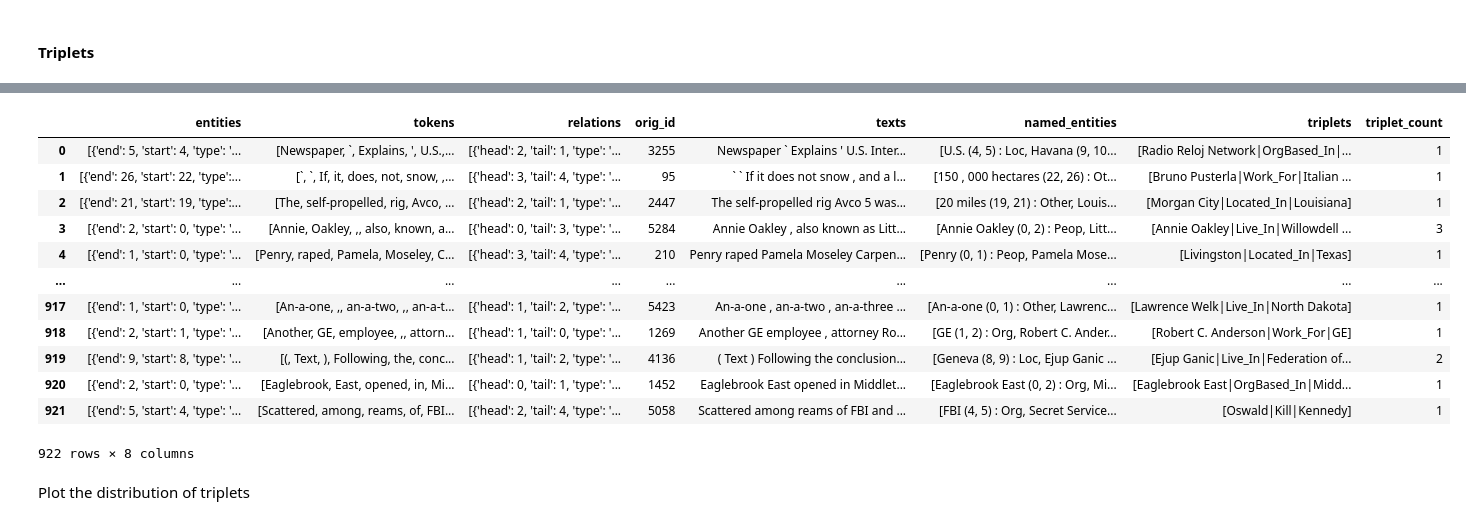
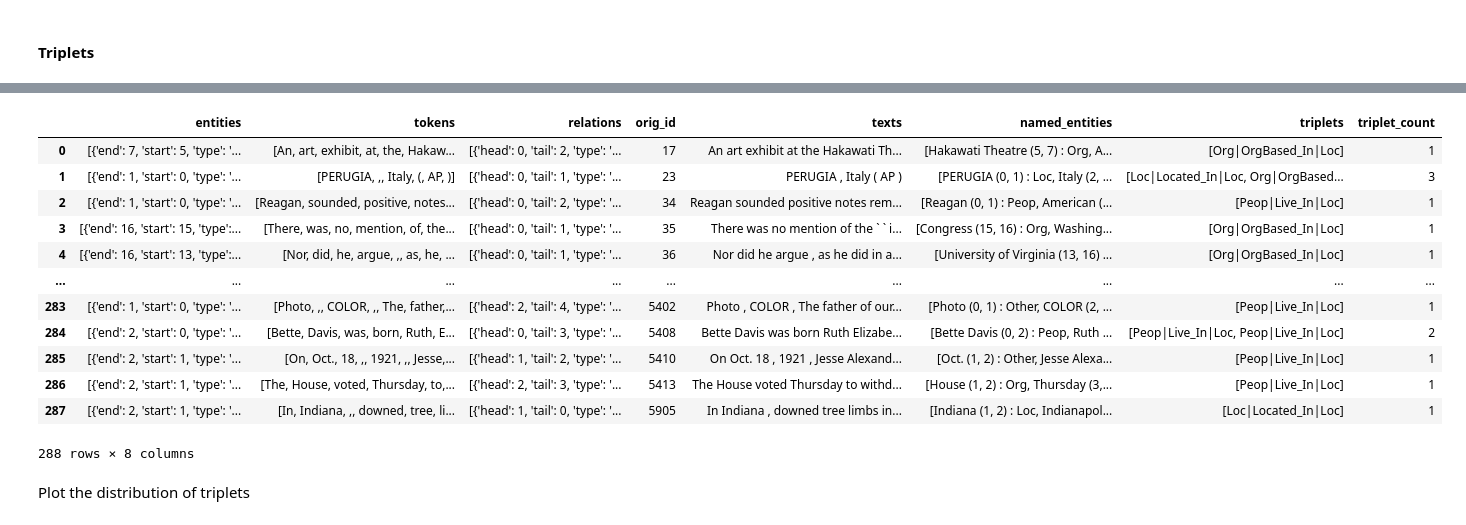
Before and after one commit to Ulyana-Nagornaya/NER_for_KG, a Jupyter notebook: notebooks/CRF_LLM.ipynb, the cells around one changed output, grey strips where cells are left out. Cells and saved outputs as stored; diff of their text form; code cells hidden in the pictures.

```diff
--- a/notebooks/CRF_LLM.ipynb
+++ b/notebooks/CRF_LLM.ipynb
@@ -239,0 +258,19 @@ plt.show()
+# %%
+def create_triplets(relations, named_entities):
+    triplets = []
+    for relation in relations:
+        head_idx = relation['head']
+        tail_idx = relation['tail']
+        rel_type = relation['type']
+
+        head_entity_str = named_entities[head_idx]
+        tail_entity_str = named_entities[tail_idx]
+
+
+        head_entity_type = head_entity_str.split(':')[-1].strip()
+        tail_entity_type = tail_entity_str.split(':')[-1].strip()
+
+        # create the triplet using only the types of entities
+        triplet = f"{head_entity_type}|{rel_type}|{tail_entity_type}"
+        triplets.append(triplet)
+    return triplets
@@ -240,19 +310,2 @@ plt.show()
 # %% [markdown]
 #### Triplets
-# %%
-def create_triplets(relations, named_entities):
-    triplets = []
-    for relation in relations:
-        head_idx = relation['head']
-        tail_idx = relation['tail']
-        rel_type = relation['type']
-
-        head_entity_str = named_entities[head_idx]
-        tail_entity_str = named_entities[tail_idx]
-
-        head_text = head_entity_str.split(' (', 1)[0].strip()
-        tail_text = tail_entity_str.split(' (', 1)[0].strip()
-
-        triplet = f"{head_text}|{rel_type}|{tail_text}"
-        triplets.append(triplet)
-    return triplets
@@ -259,18 +331,20 @@ def create_triplets(relations, named_entities):
 # %%
-df_train['triplets'] = df_train.apply(lambda row: create_triplets(row['relations'], row['named_entities']), axis=1)
-df_train['triplet_count'] = df_train['triplets'].apply(len)
-df_train
+#triplet_count for test
+df_test['named_entities'] = df_test.apply(lambda row: create_named_entities(row['entities'], row['tokens']), axis=1)
+df_test['triplets'] = df_test.apply(lambda row: create_triplets(row['relations'], row['named_entities']), axis=1)
+df_test['triplet_count'] = df_test['triplets'].apply(len)
+df_test
 # %% [output]
 |  | entities | tokens | relations | orig_id | texts | named_entities | triplets | triplet_count |
-| 0 | [{'end': 5, 'start': 4, 'type': '... | [Newspaper, `, Explains, ', U.S.,... | [{'head': 2, 'tail': 1, 'type': '... | 3255 | Newspaper ` Explains ' U.S. Inter... | [U.S. (4, 5) : Loc, Havana (9, 10... | [Radio Reloj Network|OrgBased_In|... | 1 |
-| 1 | [{'end': 26, 'start': 22, 'type':... | [`, `, If, it, does, not, snow, ,... | [{'head': 3, 'tail': 4, 'type': '... | 95 | ` ` If it does not snow , and a l... | [150 , 000 hectares (22, 26) : Ot... | [Bruno Pusterla|Work_For|Italian ... | 1 |
-| 2 | [{'end': 21, 'start': 19, 'type':... | [The, self-propelled, rig, Avco, ... | [{'head': 2, 'tail': 1, 'type': '... | 2447 | The self-propelled rig Avco 5 was... | [20 miles (19, 21) : Other, Louis... | [Morgan City|Located_In|Louisiana] | 1 |
-| 3 | [{'end': 2, 'start': 0, 'type': '... | [Annie, Oakley, ,, also, known, a... | [{'head': 0, 'tail': 3, 'type': '... | 5284 | Annie Oakley , also known as Litt... | [Annie Oakley (0, 2) : Peop, Litt... | [Annie Oakley|Live_In|Willowdell ... | 3 |
-| 4 | [{'end': 1, 'start': 0, 'type': '... | [Penry, raped, Pamela, Moseley, C... | [{'head': 3, 'tail': 4, 'type': '... | 210 | Penry raped Pamela Moseley Carpen... | [Penry (0, 1) : Peop, Pamela Mose... | [Livingston|Located_In|Texas] | 1 |
+| 0 | [{'end': 7, 'start': 5, 'type': '... | [An, art, exhibit, at, the, Hakaw... | [{'head': 0, 'tail': 2, 'type': '... | 17 | An art exhibit at the Hakawati Th... | [Hakawati Theatre (5, 7) : Org, A... | [Org|OrgBased_In|Loc] | 1 |
+| 1 | [{'end': 1, 'start': 0, 'type': '... | [PERUGIA, ,, Italy, (, AP, )] | [{'head': 0, 'tail': 1, 'type': '... | 23 | PERUGIA , Italy ( AP ) | [PERUGIA (0, 1) : Loc, Italy (2, ... | [Loc|Located_In|Loc, Org|OrgBased... | 3 |
+| 2 | [{'end': 1, 'start': 0, 'type': '... | [Reagan, sounded, positive, notes... | [{'head': 0, 'tail': 2, 'type': '... | 34 | Reagan sounded positive notes rem... | [Reagan (0, 1) : Peop, American (... | [Peop|Live_In|Loc] | 1 |
+| 3 | [{'end': 16, 'start': 15, 'type':... | [There, was, no, mention, of, the... | [{'head': 0, 'tail': 1, 'type': '... | 35 | There was no mention of the ` ` i... | [Congress (15, 16) : Org, Washing... | [Org|OrgBased_In|Loc] | 1 |
+| 4 | [{'end': 16, 'start': 13, 'type':... | [Nor, did, he, argue, ,, as, he, ... | [{'head': 0, 'tail': 1, 'type': '... | 36 | Nor did he argue , as he did in a... | [University of Virginia (13, 16) ... | [Org|OrgBased_In|Loc] | 1 |
 | ... | ... | ... | ... | ... | ... | ... | ... | ... |
-| 917 | [{'end': 1, 'start': 0, 'type': '... | [An-a-one, ,, an-a-two, ,, an-a-t... | [{'head': 1, 'tail': 2, 'type': '... | 5423 | An-a-one , an-a-two , an-a-three ... | [An-a-one (0, 1) : Other, Lawrenc... | [Lawrence Welk|Live_In|North Dakota] | 1 |
-| 918 | [{'end': 2, 'start': 1, 'type': '... | [Another, GE, employee, ,, attorn... | [{'head': 1, 'tail': 0, 'type': '... | 1269 | Another GE employee , attorney Ro... | [GE (1, 2) : Org, Robert C. Ander... | [Robert C. Anderson|Work_For|GE] | 1 |
-| 919 | [{'end': 9, 'start': 8, 'type': '... | [(, Text, ), Following, the, conc... | [{'head': 1, 'tail': 2, 'type': '... | 4136 | ( Text ) Following the conclusion... | [Geneva (8, 9) : Loc, Ejup Ganic ... | [Ejup Ganic|Live_In|Federation of... | 2 |
-| 920 | [{'end': 2, 'start': 0, 'type': '... | [Eaglebrook, East, opened, in, Mi... | [{'head': 0, 'tail': 1, 'type': '... | 1452 | Eaglebrook East opened in Middlet... | [Eaglebrook East (0, 2) : Org, Mi... | [Eaglebrook East|OrgBased_In|Midd... | 1 |
-| 921 | [{'end': 5, 'start': 4, 'type': '... | [Scattered, among, reams, of, FBI... | [{'head': 2, 'tail': 4, 'type': '... | 5058 | Scattered among reams of FBI and ... | [FBI (4, 5) : Org, Secret Service... | [Oswald|Kill|Kennedy] | 1 |
+| 283 | [{'end': 1, 'start': 0, 'type': '... | [Photo, ,, COLOR, ,, The, father,... | [{'head': 2, 'tail': 4, 'type': '... | 5402 | Photo , COLOR , The father of our... | [Photo (0, 1) : Other, COLOR (2, ... | [Peop|Live_In|Loc] | 1 |
+| 284 | [{'end': 2, 'start': 0, 'type': '... | [Bette, Davis, was, born, Ruth, E... | [{'head': 0, 'tail': 3, 'type': '... | 5408 | Bette Davis was born Ruth Elizabe... | [Bette Davis (0, 2) : Peop, Ruth ... | [Peop|Live_In|Loc, Peop|Live_In|Loc] | 2 |
+| 285 | [{'end': 2, 'start': 1, 'type': '... | [On, Oct., 18, ,, 1921, ,, Jesse,... | [{'head': 1, 'tail': 2, 'type': '... | 5410 | On Oct. 18 , 1921 , Jesse Alexand... | [Oct. (1, 2) : Other, Jesse Alexa... | [Peop|Live_In|Loc] | 1 |
+| 286 | [{'end': 2, 'start': 1, 'type': '... | [The, House, voted, Thursday, to,... | [{'head': 2, 'tail': 3, 'type': '... | 5413 | The House voted Thursday to withd... | [House (1, 2) : Org, Thursday (3,... | [Peop|Live_In|Loc] | 1 |
+| 287 | [{'end': 2, 'start': 1, 'type': '... | [In, Indiana, ,, downed, tree, li... | [{'head': 1, 'tail': 0, 'type': '... | 5905 | In Indiana , downed tree limbs in... | [Indiana (1, 2) : Loc, Indianapol... | [Loc|Located_In|Loc] | 1 |
-922 rows × 8 columns
+288 rows × 8 columns
```
Also changed, not shown: parts of 44 cells of this notebook.
